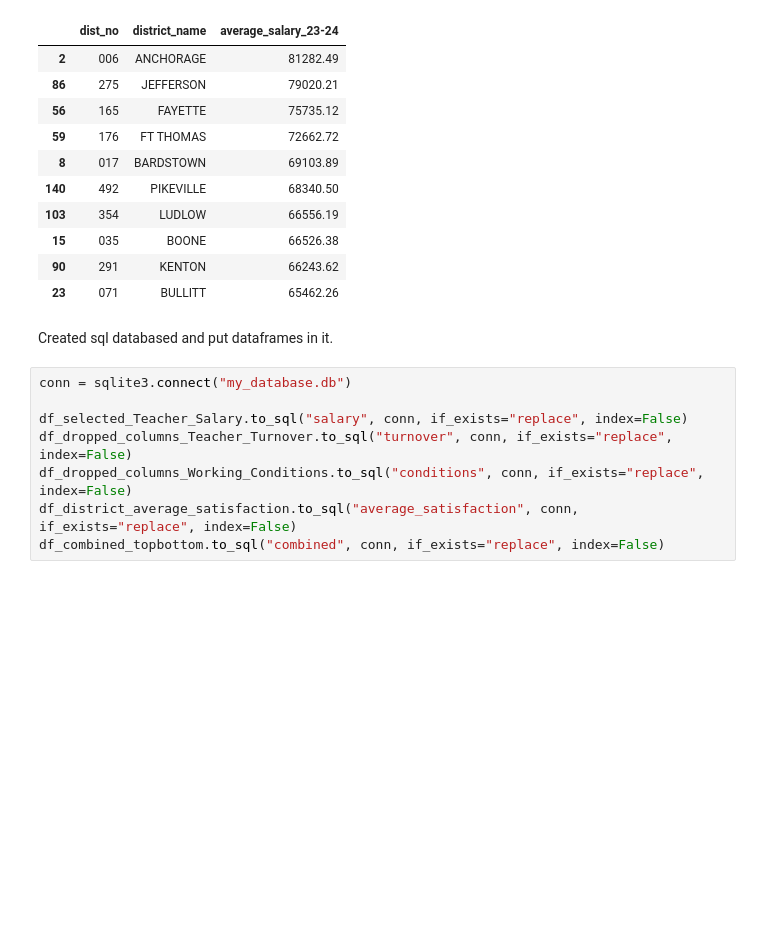
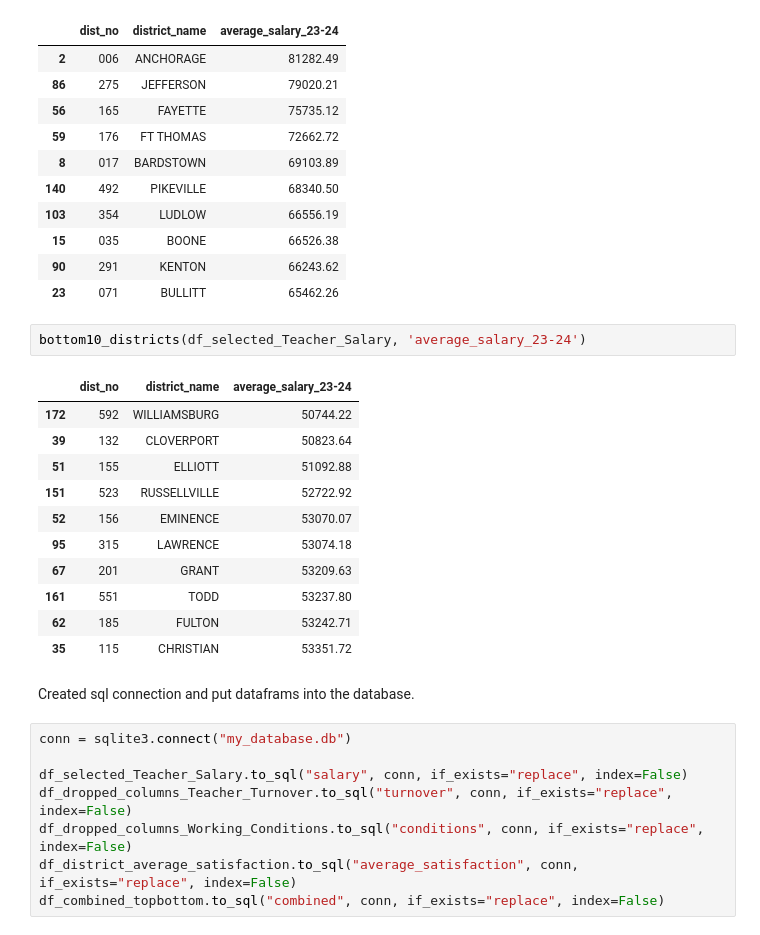
Before and after one commit to LucyHCollins/Teacher_Turnover, a Jupyter notebook: Teacher_Turnover.ipynb, the cells around one changed output. Cells and saved outputs as stored; diff of their text form; blank space fills up the shorter version.

```diff
--- a/Teacher_Turnover.ipynb
+++ b/Teacher_Turnover.ipynb
@@ -292,8 +263,22 @@ top10_districts(df_selected_Teacher_Salary, 'average_salary_23-24')
 | 15 | 035 | BOONE | 66526.38 |
 | 90 | 291 | KENTON | 66243.62 |
 | 23 | 071 | BULLITT | 65462.26 |
+# %%
+bottom10_districts(df_selected_Teacher_Salary, 'average_salary_23-24')
+# %% [output]
+|  | dist_no | district_name | average_salary_23-24 |
+| 172 | 592 | WILLIAMSBURG | 50744.22 |
+| 39 | 132 | CLOVERPORT | 50823.64 |
+| 51 | 155 | ELLIOTT | 51092.88 |
+| 151 | 523 | RUSSELLVILLE | 52722.92 |
+| 52 | 156 | EMINENCE | 53070.07 |
+| 95 | 315 | LAWRENCE | 53074.18 |
+| 67 | 201 | GRANT | 53209.63 |
+| 161 | 551 | TODD | 53237.80 |
+| 62 | 185 | FULTON | 53242.71 |
+| 35 | 115 | CHRISTIAN | 53351.72 |
 # %% [markdown]
-Created sql databased and put dataframes in it.
+Created sql connection and put dataframs into the database.
 # %%
 conn = sqlite3.connect("my_database.db")
 
```
Also changed, not shown: parts of 35 cells of this notebook, 1 other file.
